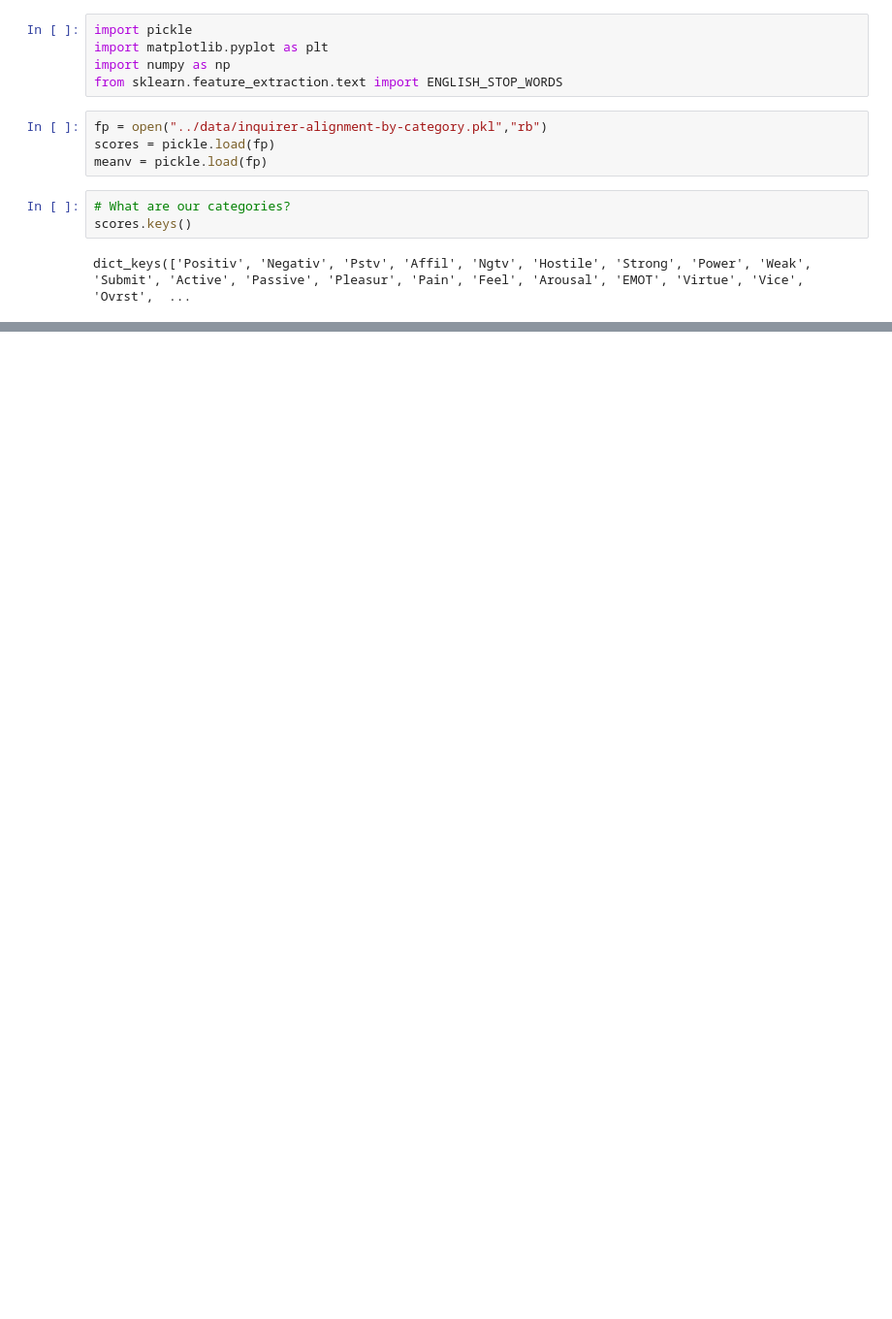
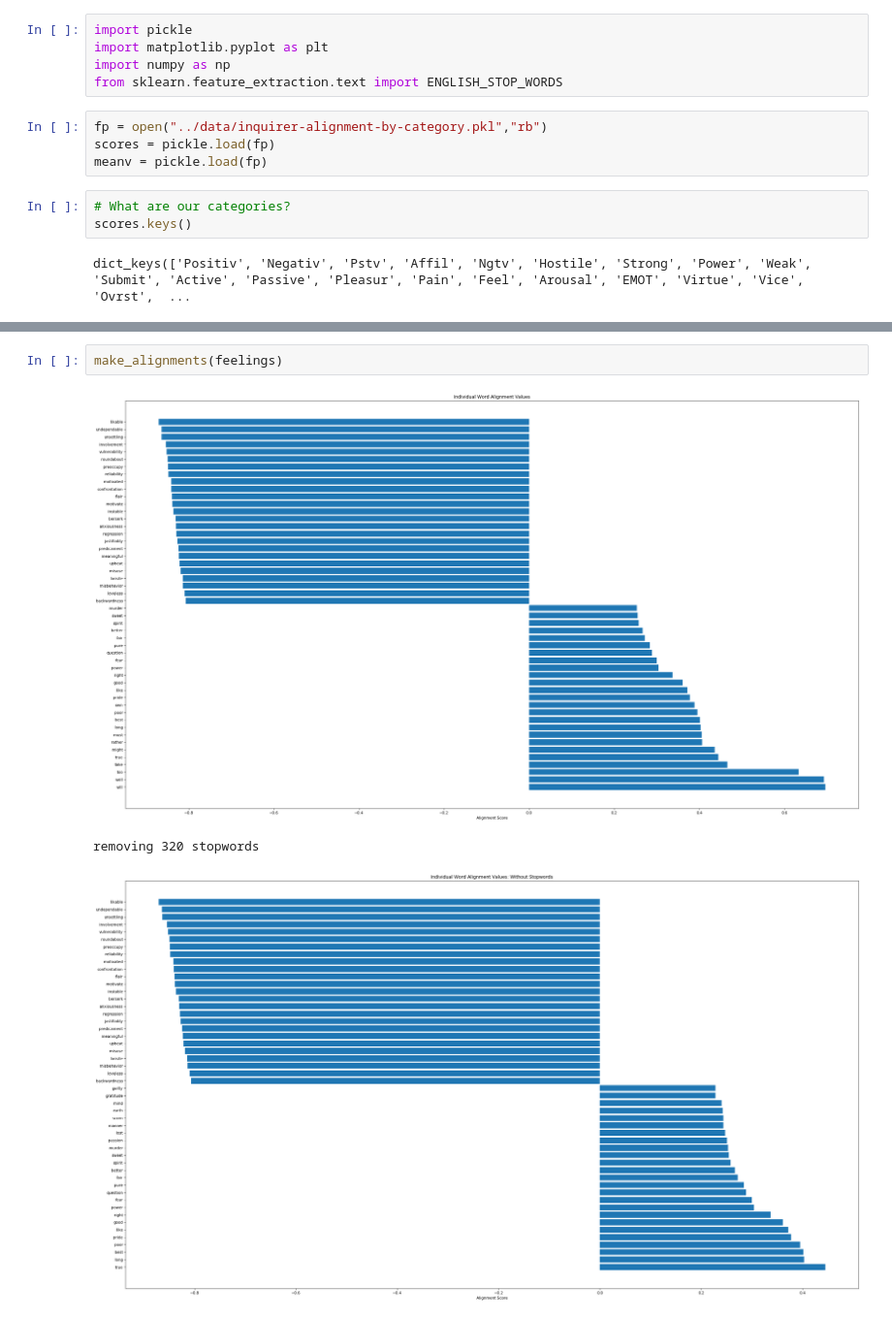
Before and after one commit to jeddobson/htrc-vector-project, a Jupyter notebook: notebooks/explore-alignments.ipynb, the cells around one changed output, grey strips where cells are left out. Shown at 97% size. Drawn from its saved outputs; the diff is of its cells as text; blank space fills up the shorter version.

```diff
--- a/notebooks/explore-alignments.ipynb
+++ b/notebooks/explore-alignments.ipynb
@@ -71,0 +79,6 @@ removing 320 stopwords
+# %%
+make_alignments(feelings)
+# %% [output]
+[figure, added]
+removing 320 stopwords
+[figure, added]
```
Also changed, not shown: parts of 8 cells of this notebook, 1 other file.
